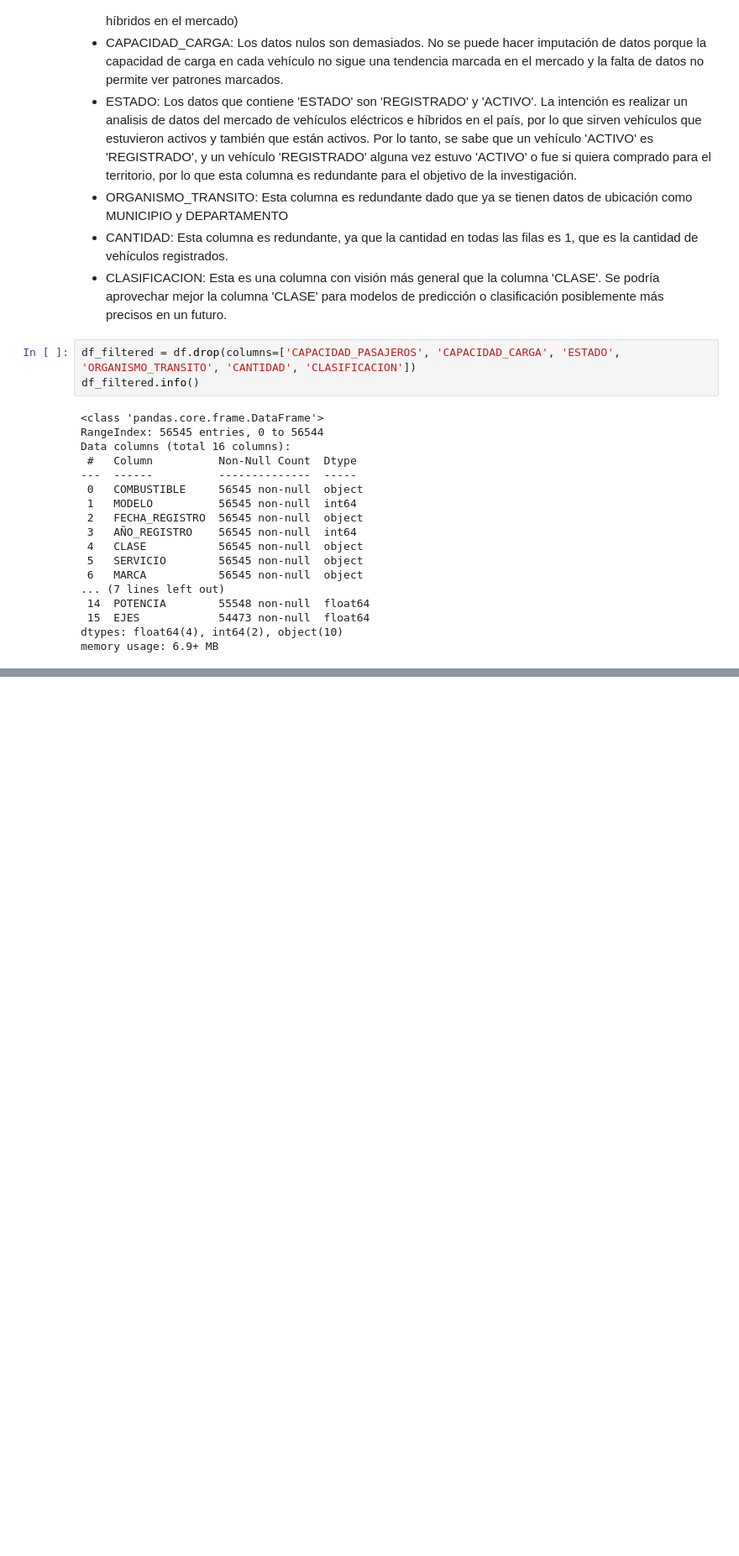
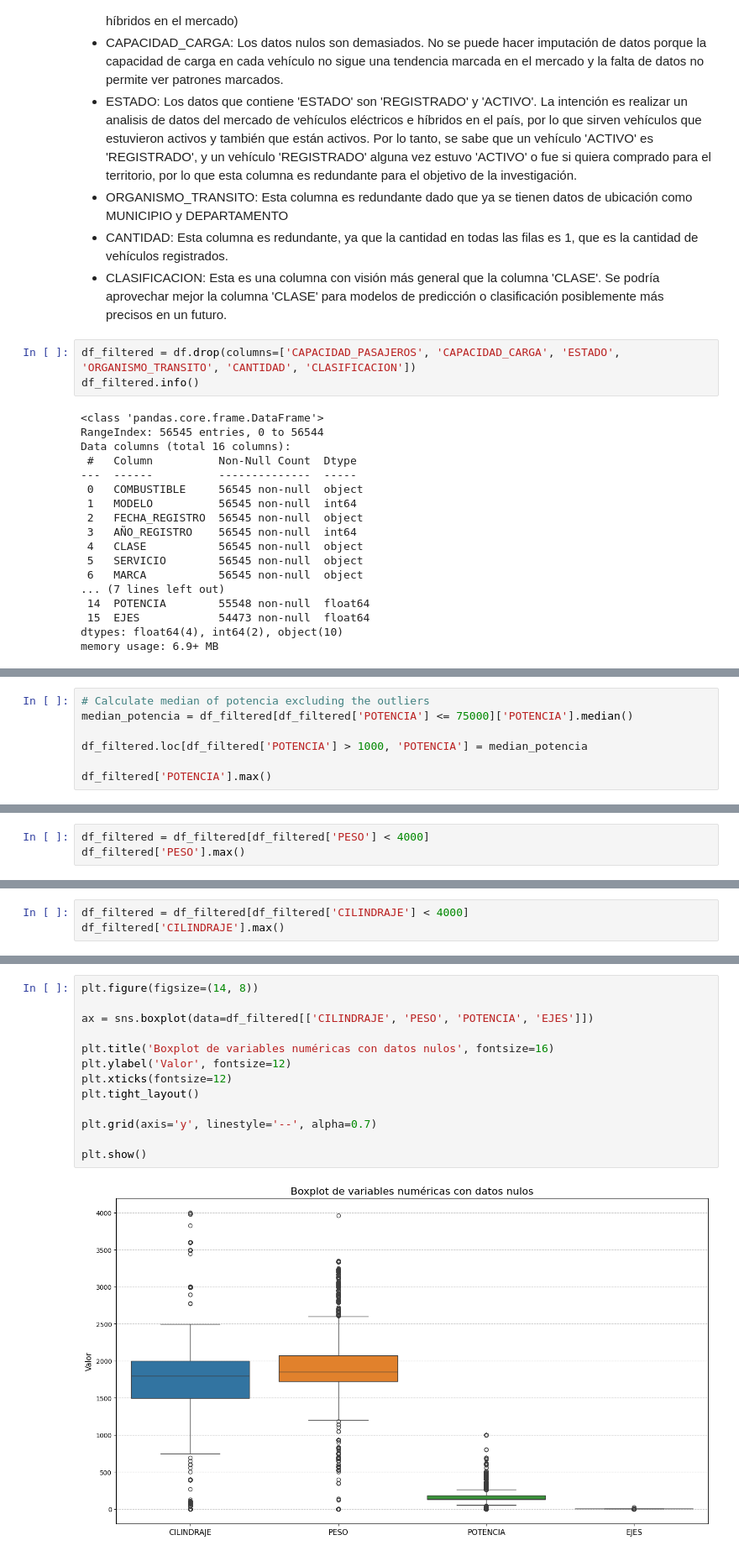
Before and after one commit to JuanRuizIng/electric_and_hybrid_vehicles_analysis, a Jupyter notebook: notebooks/eda_electric_vehicles.ipynb, the cells around one changed output, grey strips where cells are left out. Shown at 84% size. Cells and saved outputs as stored; diff of their text form; blank space fills up the shorter version.

```diff
--- a/notebooks/eda_electric_vehicles.ipynb
+++ b/notebooks/eda_electric_vehicles.ipynb
@@ -176,0 +252,7 @@ memory usage: 6.9+ MB
+# %%
+# Calculate median of potencia excluding the outliers
+median_potencia = df_filtered[df_filtered['POTENCIA'] <= 75000]['POTENCIA'].median()
+
+df_filtered.loc[df_filtered['POTENCIA'] > 1000, 'POTENCIA'] = median_potencia
+
+df_filtered['POTENCIA'].max()
@@ -176,0 +304,3 @@ memory usage: 6.9+ MB
+# %%
+df_filtered = df_filtered[df_filtered['PESO'] < 4000]
+df_filtered['PESO'].max()
@@ -176,0 +354,3 @@ memory usage: 6.9+ MB
+# %%
+df_filtered = df_filtered[df_filtered['CILINDRAJE'] < 4000]
+df_filtered['CILINDRAJE'].max()
@@ -176,0 +379,15 @@ memory usage: 6.9+ MB
+# %%
+plt.figure(figsize=(14, 8))
+
+ax = sns.boxplot(data=df_filtered[['CILINDRAJE', 'PESO', 'POTENCIA', 'EJES']])
+
+plt.title('Boxplot de variables numéricas con datos nulos', fontsize=16)
+plt.ylabel('Valor', fontsize=12)
+plt.xticks(fontsize=12)
+plt.tight_layout()
+
+plt.grid(axis='y', linestyle='--', alpha=0.7)
+
+plt.show()
+# %% [output]
+[figure, added]
```
Also changed, not shown: parts of 26 cells of this notebook.
